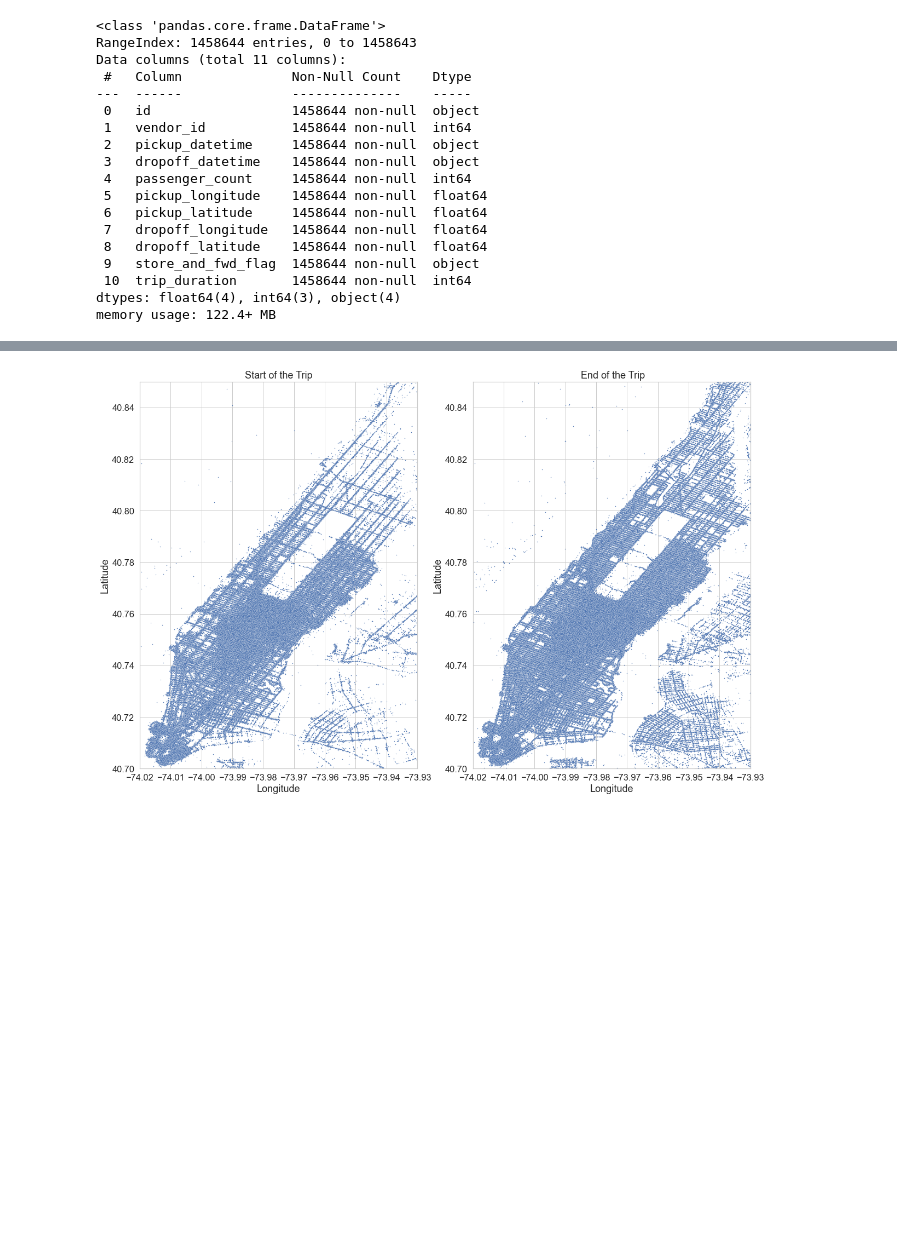
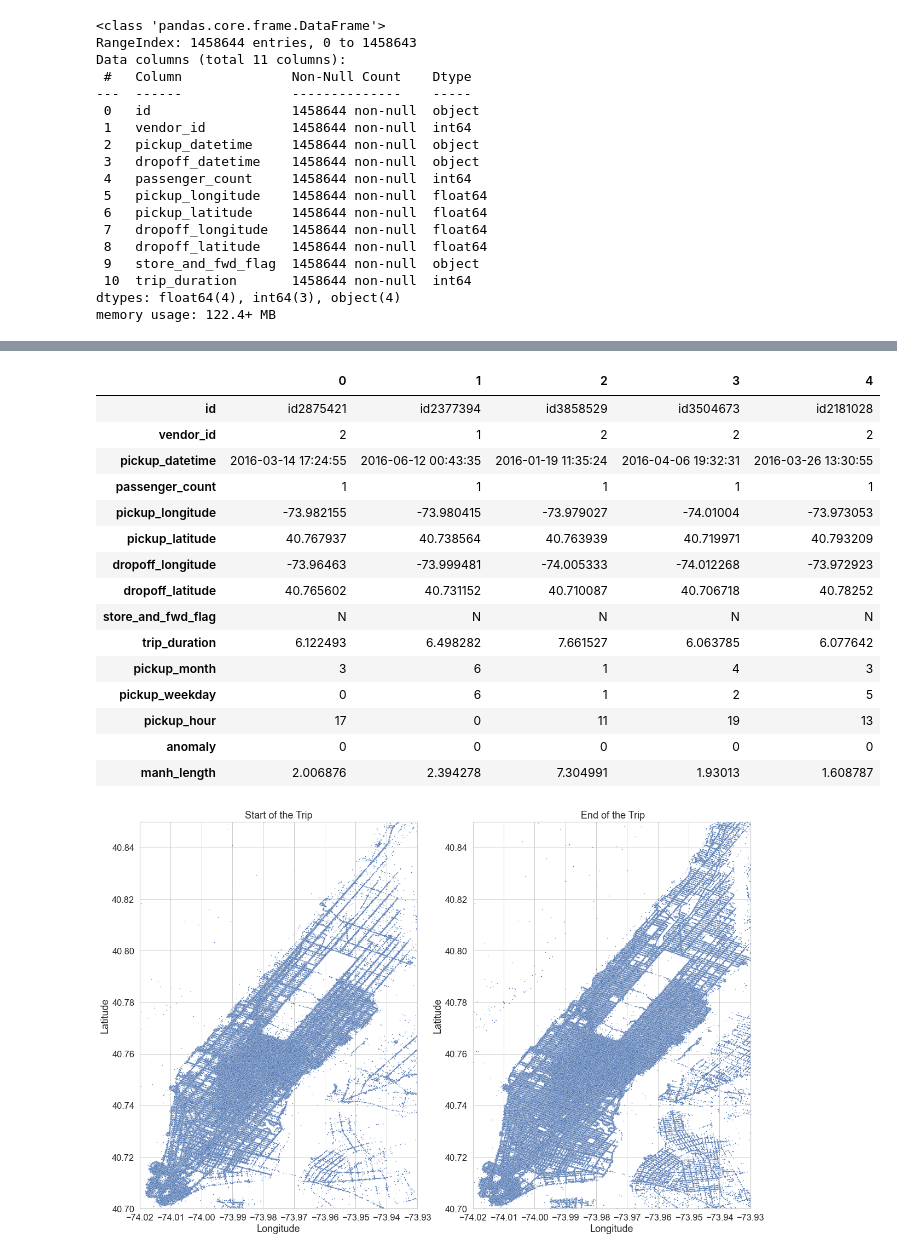
Before and after one commit to EuMentality/nyc_taxi_trip_proj, a Jupyter notebook: ml/notebooks/1_raw_data_processing.ipynb, the cells around one changed output, grey strips where cells are left out. Drawn from its saved outputs; the diff is of its cells as text; code cells hidden in the pictures; blank space fills up the shorter version.

```diff
--- a/ml/notebooks/eda.ipynb
+++ b/ml/notebooks/1_raw_data_processing.ipynb
@@ -78,3 +84,22 @@ df['passenger_count'] = df['passenger_count'].apply(lambda x: -1 if (x in [7,8,9
+# %%
+df.head().T
+# %% [output]
+|  | 0 | 1 | 2 | 3 | 4 |
+| id | id2875421 | id2377394 | id3858529 | id3504673 | id2181028 |
+| vendor_id | 2 | 1 | 2 | 2 | 2 |
+| pickup_datetime | 2016-03-14 17:24:55 | 2016-06-12 00:43:35 | 2016-01-19 11:35:24 | 2016-04-06 19:32:31 | 2016-03-26 13:30:55 |
+| passenger_count | 1 | 1 | 1 | 1 | 1 |
+| pickup_longitude | -73.982155 | -73.980415 | -73.979027 | -74.01004 | -73.973053 |
+| pickup_latitude | 40.767937 | 40.738564 | 40.763939 | 40.719971 | 40.793209 |
+| dropoff_longitude | -73.96463 | -73.999481 | -74.005333 | -74.012268 | -73.972923 |
+| dropoff_latitude | 40.765602 | 40.731152 | 40.710087 | 40.706718 | 40.78252 |
+| store_and_fwd_flag | N | N | N | N | N |
+| trip_duration | 6.122493 | 6.498282 | 7.661527 | 6.063785 | 6.077642 |
+| pickup_month | 3 | 6 | 1 | 4 | 3 |
+| pickup_weekday | 0 | 6 | 1 | 2 | 5 |
+| pickup_hour | 17 | 0 | 11 | 19 | 13 |
+| anomaly | 0 | 0 | 0 | 0 | 0 |
+| manh_length | 2.006876 | 2.394278 | 7.304991 | 1.93013 | 1.608787 |
 # %%
 # Scatter Plot for Start/End trip
 fig, axes = plt.subplots(1, 2,figsize=(20, 13))
```
Also changed, not shown: parts of 3 cells of this notebook.
